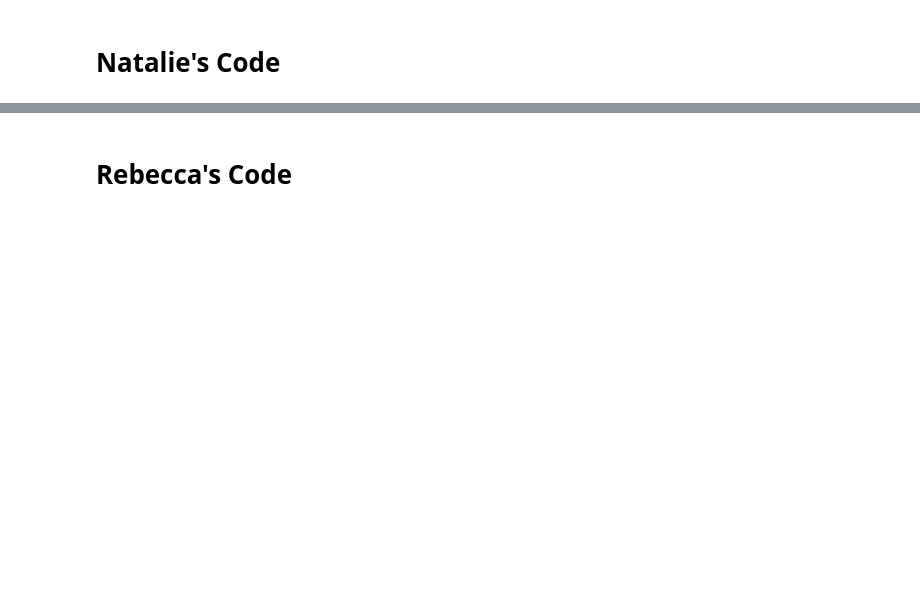
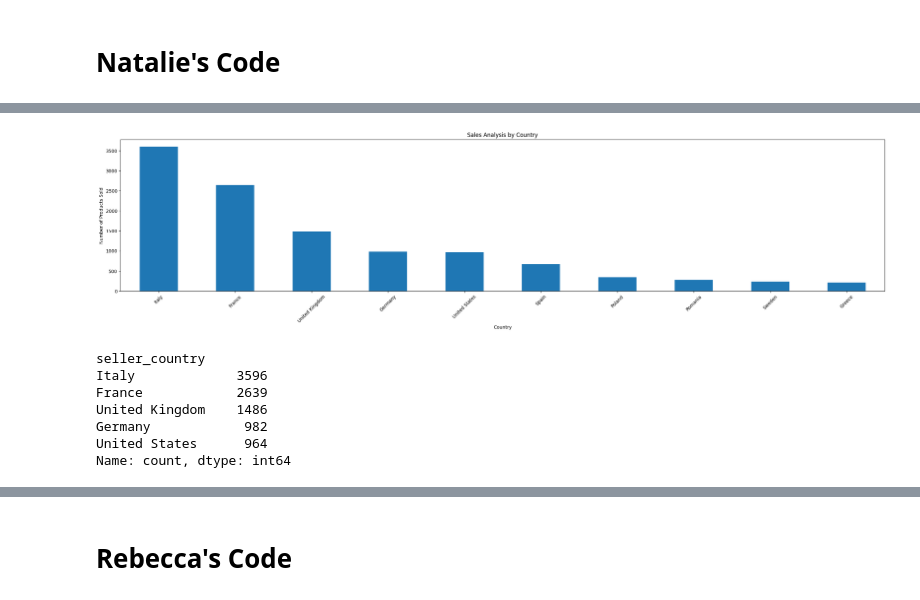
Before and after one commit to lucheuer/Project-1, a Jupyter notebook: Project_1_Group_3.ipynb, the cells around one changed output, grey strips where cells are left out. Cells and saved outputs as stored; diff of their text form; code cells hidden in the pictures; blank space fills up the shorter version.

```diff
--- a/Project_1_Group_3.ipynb
+++ b/Project_1_Group_3.ipynb
@@ -280,16 +285,25 @@ plt.show()
 # %%
-# Sales Analysis by Country
+# Sales Analysis by Country (Top 10)
 
-country_sales = df[df['sold'] == True]['seller_country'].value_counts()
+country_sales = vestiaire_clean[vestiaire_clean['sold'] == True]['seller_country'].value_counts().head(10)
 
 plt.figure(figsize=(30, 6))
 country_sales.plot(kind='bar')
 plt.title('Sales Analysis by Country')
 plt.xlabel('Country')
 plt.ylabel('Number of Products Sold')
 plt.xticks(rotation=45)
 plt.show()
 
 country_sales.head()
+# %% [output]
+[figure, added]
+seller_country
+Italy             3596
+France            2639
+United Kingdom    1486
+Germany            982
+United States      964
+Name: count, dtype: int64
 # %%
 #Top selling brands
```
Also changed, not shown: parts of 43 cells of this notebook, 21 other files.
